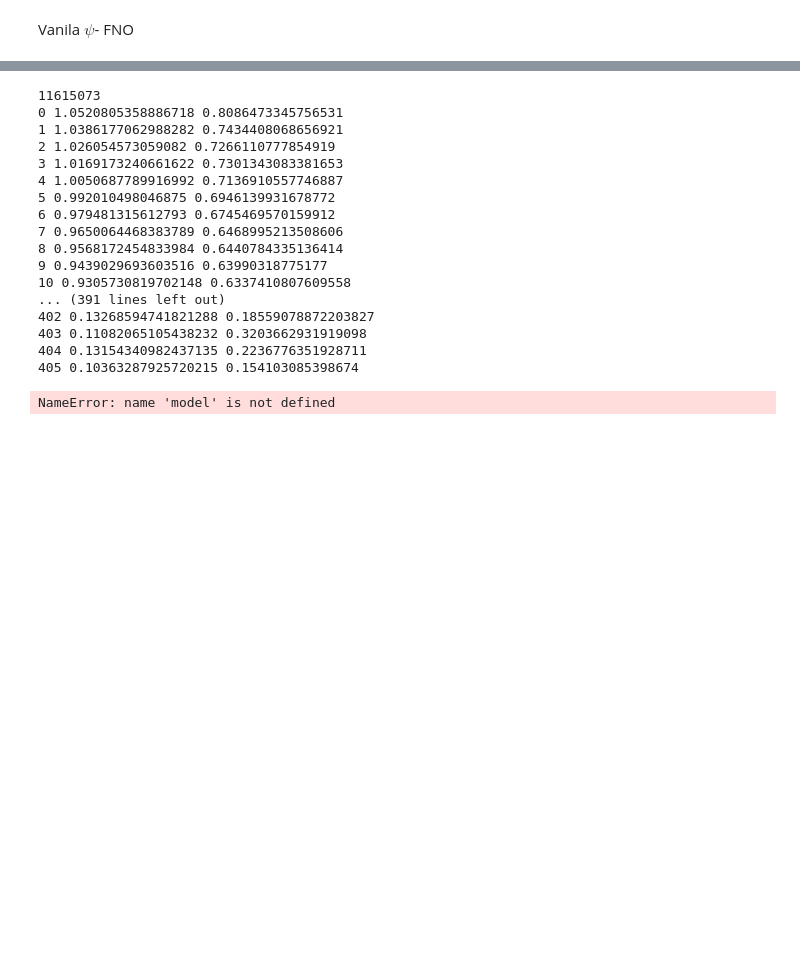
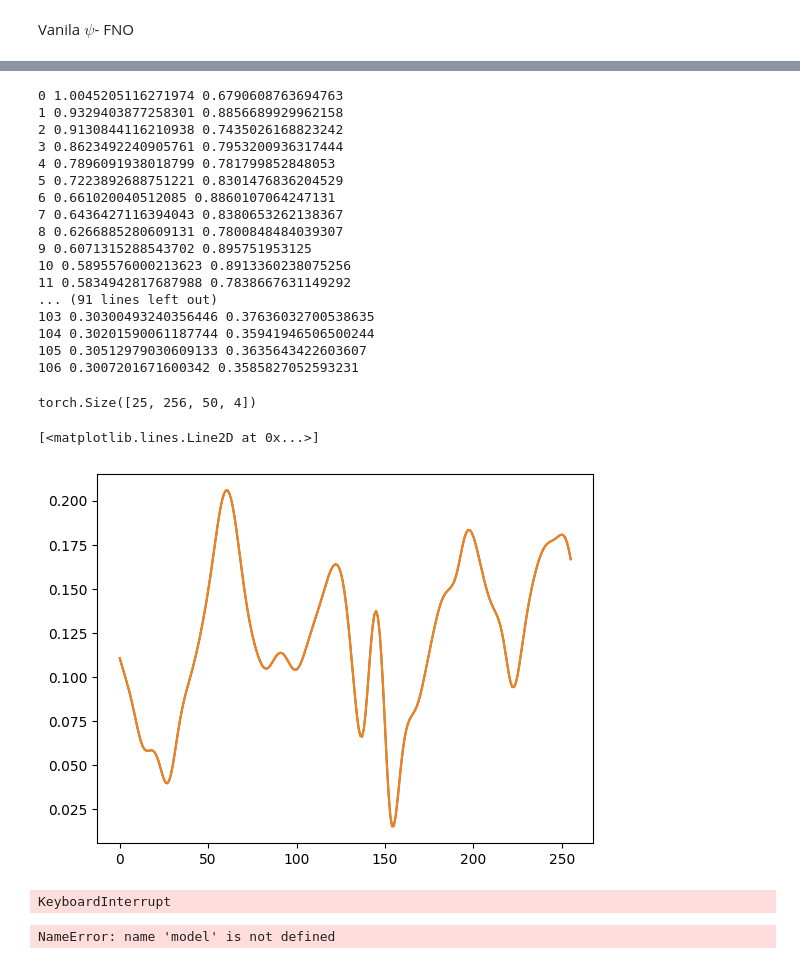
Before and after one commit to xx257xx/CONTEXT_FLUX_NO, a Jupyter notebook: ICONFLUXNO-attention.ipynb, the cells around one changed output, grey strips where cells are left out. Cells and saved outputs as stored; diff of their text form; code cells hidden in the pictures; blank space fills up the shorter version.

```diff
--- a/ICONFLUXNO-attention.ipynb
+++ b/ICONFLUXNO-attention.ipynb
@@ -447,8 +562,8 @@ step_size = 100
 re = 3
 gamma = 0.5
 model = ContextFNO(16,64,5).to(device)
-BSIZE = 5
-print(count_params(model))
+BSIZE = 25
+#print(count_params(model))
 lambd = 5
 
 ################################################################
@@ -461,7 +576,7 @@ myloss = LpLoss(size_average=True)
 myloss2 = LpLoss(size_average=True)
 for ep in range(5000):
 
-    for j in range(1):
+    for j in range(5):
         x = XX[BSIZE*j:BSIZE*(j+1)]
         consi = consiI[BSIZE*j:BSIZE*(j+1)]
         model.train()
@@ -476,12 +591,12 @@ for ep in range(5000):
         xl = torch.cat((torch.roll(x, -2, dims = 1),torch.roll(x, -1, dims = 1), x,torch.roll(x, 1, dims = 1)),dim=3)
         xr = torch.cat((torch.roll(x, -1, dims = 1),x, torch.roll(x, 1, dims = 1), torch.roll(x, 2, dims = 1)),dim=3)
 
-        f0 = model.forward(x,xl)
-        f1 = model.forward(x,xr)
+        f0 = model.forward(x[:,:,:5],xl)
+        f1 = model.forward(x[:,:,:5],xr)
 
-        l2_tm = lambd*myloss(((0.128))*(f0-f1)[:,:,0:99,0], (torch.roll(x, -1, dims = 2)-x)[:,:,0:99,0].detach())
+        l2_tm = lambd*myloss(((0.128))*(f0-f1)[:,:,0:49,0], (torch.roll(x, -1, dims = 2)-x)[:,:,0:49,0].detach())
 
-        MM = model.forward(x, torch.cat((x,x,x,x), dim = 3))
+        MM = model.forward(x[:,:,:5], torch.cat((x,x,x,x), dim = 3))
 
         train_l2_tm = l2_tm.item()
         l2_F = myloss(MM, consi) #Burgers
@@ -504,20 +619,20 @@ for ep in range(5000):
 
     t2 = default_timer()
 # %% [output]
-11615073
-0 1.0520805358886718 0.8086473345756531
-1 1.0386177062988282 0.7434408068656921
-2 1.026054573059082 0.7266110777854919
-3 1.0169173240661622 0.7301343083381653
-4 1.0050687789916992 0.7136910557746887
-5 0.992010498046875 0.6946139931678772
-6 0.979481315612793 0.6745469570159912
-7 0.9650064468383789 0.6468995213508606
-8 0.9568172454833984 0.6440784335136414
-9 0.9439029693603516 0.63990318775177
-10 0.9305730819702148 0.6337410807609558
-... (391 lines left out)
-402 0.13268594741821288 0.18559078872203827
-403 0.11082065105438232 0.3203662931919098
-404 0.13154340982437135 0.2236776351928711
-405 0.10363287925720215 0.154103085398674
+0 1.0045205116271974 0.6790608763694763
+1 0.9329403877258301 0.8856689929962158
+2 0.9130844116210938 0.7435026168823242
+3 0.8623492240905761 0.7953200936317444
+4 0.7896091938018799 0.781799852848053
+5 0.7223892688751221 0.8301476836204529
+6 0.661020040512085 0.8860107064247131
+7 0.6436427116394043 0.8380653262138367
+8 0.6266885280609131 0.7800848484039307
+9 0.6071315288543702 0.895751953125
+10 0.5895576000213623 0.8913360238075256
+11 0.5834942817687988 0.7838667631149292
+... (91 lines left out)
+103 0.30300493240356446 0.37636032700538635
+104 0.30201590061187744 0.35941946506500244
+105 0.30512979030609133 0.3635643422603607
+106 0.3007201671600342 0.3585827052593231
@@ -527,0 +639,20 @@ MM.shape, consi.shape
+# %%
+xr.shape
+# %% [output]
+torch.Size([25, 256, 50, 4])
+# %%
+model = ContextFNO(5,10,5).to(device)
+model.eval()
+x = dataset[:1,:,0,0].unsqueeze(-1).to(device)
+X = dataset[0:1,:,:50,0].unsqueeze(-1).to(device)
+xl = torch.cat((torch.roll(x, -2, dims = 1),torch.roll(x, -1, dims = 1), x,torch.roll(x, 1, dims = 1)),dim=2)
+xr = torch.cat((torch.roll(x, -1, dims = 1),x, torch.roll(x, 1, dims = 1), torch.roll(x, 2, dims = 1)),dim=2)
+plt.plot((model.forward(X,xl)).squeeze().detach().cpu())
+x = dataset[:1,:,0,0].unsqueeze(-1).to(device)
+X = dataset[0:1,:,:50,0].unsqueeze(-1).to(device)
+xl = torch.cat((torch.roll(x, -2, dims = 1),torch.roll(x, -1, dims = 1), x,torch.roll(x, 1, dims = 1)),dim=2)
+xr = torch.cat((torch.roll(x, -1, dims = 1),x, torch.roll(x, 1, dims = 1), torch.roll(x, 2, dims = 1)),dim=2)
+plt.plot((model.forward(X,xl)).squeeze().detach().cpu())
+# %% [output]
+[<matplotlib.lines.Line2D at 0x...>]
+[figure, added]
@@ -538,7 +671,7 @@ model = ContextFNO(8,4,8,16,3).to(device)
 model.load_state_dict(torch.load("contextfno_state_22.pth", map_location=device))
 # %%
 x = dataset[:1,:,0,0].unsqueeze(-1).to(device)
-X = dataset[:1,:,:50,0].unsqueeze(-1).to(device)
+X = dataset[1:2,:,:50,0].unsqueeze(-1).to(device)
 y = []
 xl = torch.cat((torch.roll(x, -2, dims = 1),torch.roll(x, -1, dims = 1), x,torch.roll(x, 1, dims = 1)),dim=2)
 xr = torch.cat((torch.roll(x, -1, dims = 1),x, torch.roll(x, 1, dims = 1), torch.roll(x, 2, dims = 1)),dim=2)
@@ -556,6 +689,8 @@ for i in range(20):
 
     f0 = model.forward(X,xl)
     f1 = model.forward(X,xr)
+# %% [output]
+KeyboardInterrupt
 # %%
 j = 1
 x = XX[5*j:5*(j+1)]
```
Also changed, not shown: parts of 18 cells of this notebook.
